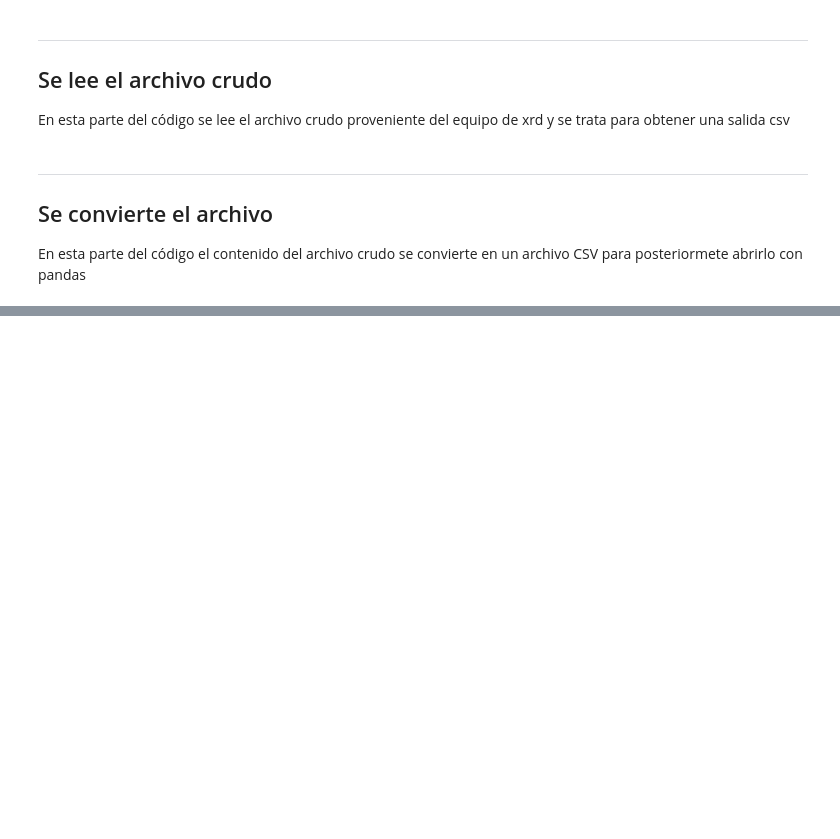
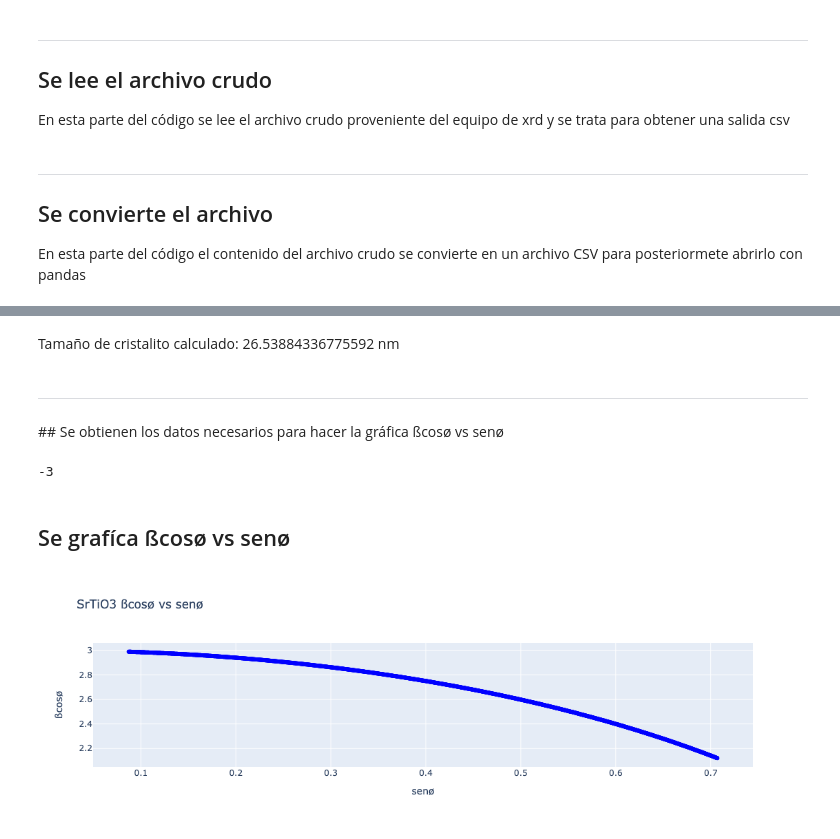
Before and after one commit to joscor34/XRD_interpreter, a Jupyter notebook: XRD_file_interpreter.ipynb, the cells around one changed output, grey strips where cells are left out. Saved outputs shown, nothing was run; the diff lists cells and outputs as text; code cells hidden in the pictures; blank space fills up the shorter version.

Commit message:
Se agregó la función que calcula el tamaño de cristalito a partir de la formula de Debye-Scherrer

```diff
--- a/XRD_file_interpreter.ipynb
+++ b/XRD_file_interpreter.ipynb
@@ -148,3 +141,25 @@ if __name__ == '__main__':
+# %%
+def calc_tamanio_cristalito_scherrer (beta, theta):
+    K = 0.89 # Para cúbicas según la referencia
+    LAMBDA = 1.5406 # Longitud de onda Cobre K alfa
+
+    #print(theta)
+    theta_rads = np.deg2rad(theta)
+    angulo = np.cos(theta_rads)
+    #print(angulo)
+    cristalito_size = (K * LAMBDA)/(beta * angulo)
+    #print(f'Tamaño de cristalito calculado: {cristalito_size.values[0]} Å')
+    return cristalito_size.values[0] * 0.1 # Se multiplica por 0.1 para convertir A a nm
+
+theta_scherrer = df[df[' PSD'] == max(df[' PSD'].values)][' 2THETA']
+
+md(f'Tamaño de cristalito calculado:  {calc_tamanio_cristalito_scherrer(np.deg2rad(distance_two_points),(theta_scherrer/2))} nm')
+# %% [output]
+Tamaño de cristalito calculado:  26.53884336775592 nm
+# %% [markdown]
+---
+# %% [markdown]
+## Se obtienen los datos necesarios para hacer la gráfica ßcosø vs senø
 # %%
 lista_de_angulos_2theta = df[' 2THETA'].values
 lista_de_angulos_theta = []
@@ -153,6 +168,30 @@ for angulo in lista_de_angulos_2theta:
 # %%
 sen_angulos_plot = []
 cos_angulos_plot = []
+print(beta_constant_value)
+beta_constant_value = 3
 for angulo in lista_de_angulos_theta:
-    sen_angulos_plot.append(np.sin(angulo))
-    cos_angulos_plot.append(beta_constant_value * (np.cos(angulo)))
+    # Convert the angle from degrees to radians
+    deg_angle_sen = np.sin(np.deg2rad(angulo))
+    deg_angle_cos = np.cos(np.deg2rad(angulo))
+
+    sen_angulos_plot.append(deg_angle_sen)
+    cos_angulos_plot.append(beta_constant_value * deg_angle_cos)
+    #print(np.cos(angulo) * beta_constant_value)
+# %% [output]
+-3
+# %% [markdown]
+## Se grafíca ßcosø vs senø
+# %%
+# Add a scatter plot of the list values
+# Create a Plotly figure
+fig = go.Figure()
+fig.add_trace(go.Scatter(x=sen_angulos_plot, y=cos_angulos_plot, mode='markers+lines', marker=dict(color='blue')))
+
+# Update layout if needed (e.g., title, axis labels)
+fig.update_layout(title='SrTiO3 ßcosø vs senø', xaxis_title='senø', yaxis_title='ßcosø')
+
+# Show the plot
+fig.show()
+# %% [output]
+[figure, added]
```
Also changed, not shown: parts of 8 cells of this notebook.
